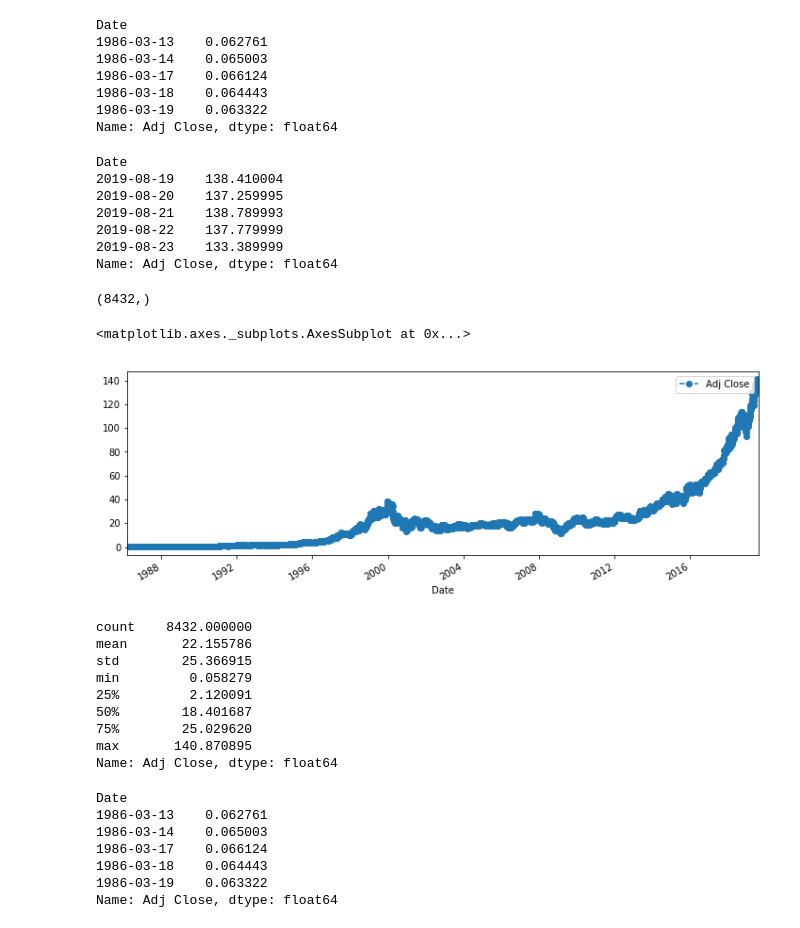
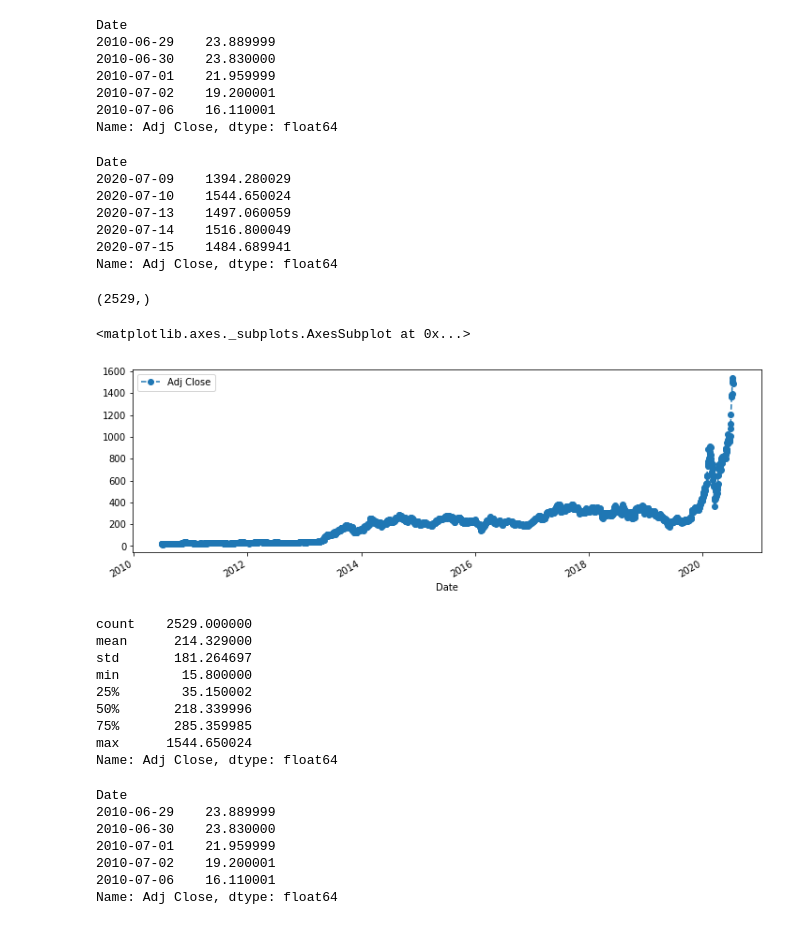
Before and after one commit to Christophe-Gauge/Predict, a Jupyter notebook: Prediction.ipynb, the cells around one changed output. Saved outputs shown, nothing was run; the diff lists cells and outputs as text; code cells hidden in the pictures.

```diff
--- a/Prediction.ipynb
+++ b/Prediction.ipynb
@@ -35,56 +33,56 @@ for stock in ticker:
 
     globals()[stock] = web.DataReader(stock,'yahoo',start,end)['Adj Close']
 # %%
-MSFT.head()
+TSLA.head()
 # %% [output]
 Date
-1986-03-13    0.062761
-1986-03-14    0.065003
-1986-03-17    0.066124
-1986-03-18    0.064443
-1986-03-19    0.063322
+2010-06-29    23.889999
+2010-06-30    23.830000
+2010-07-01    21.959999
+2010-07-02    19.200001
+2010-07-06    16.110001
 Name: Adj Close, dtype: float64
 # %%
-MSFT.tail()
+TSLA.tail()
 # %% [output]
 Date
-2019-08-19    138.410004
-2019-08-20    137.259995
-2019-08-21    138.789993
-2019-08-22    137.779999
-2019-08-23    133.389999
+2020-07-09    1394.280029
+2020-07-10    1544.650024
+2020-07-13    1497.060059
+2020-07-14    1516.800049
+2020-07-15    1484.689941
 Name: Adj Close, dtype: float64
 # %%
-MSFT.shape
+TSLA.shape
 # %% [output]
-(8432,)
+(2529,)
 # %%
-MSFT.plot(figsize=(12,4),legend=True, linestyle='--', marker='o')
+TSLA.plot(figsize=(12,4),legend=True, linestyle='--', marker='o')
 # %% [output]
 <matplotlib.axes._subplots.AxesSubplot at 0x...>
-[figure, old version]
+[figure, new version]
 # %%
-MSFT.describe()
+TSLA.describe()
 # %% [output]
-count    8432.000000
-mean       22.155786
-std        25.366915
-min         0.058279
-25%         2.120091
-50%        18.401687
-75%        25.029620
-max       140.870895
+count    2529.000000
+mean      214.329000
+std       181.264697
+min        15.800000
+25%        35.150002
+50%       218.339996
+75%       285.359985
+max      1544.650024
 Name: Adj Close, dtype: float64
 # %%
-df = MSFT
+df = TSLA
 df.head()
 # %% [output]
 Date
-1986-03-13    0.062761
-1986-03-14    0.065003
-1986-03-17    0.066124
-1986-03-18    0.064443
-1986-03-19    0.063322
+2010-06-29    23.889999
+2010-06-30    23.830000
+2010-07-01    21.959999
+2010-07-02    19.200001
+2010-07-06    16.110001
 Name: Adj Close, dtype: float64
 # %%
 df.describe()
```
Also changed, not shown: parts of 14 cells of this notebook.
